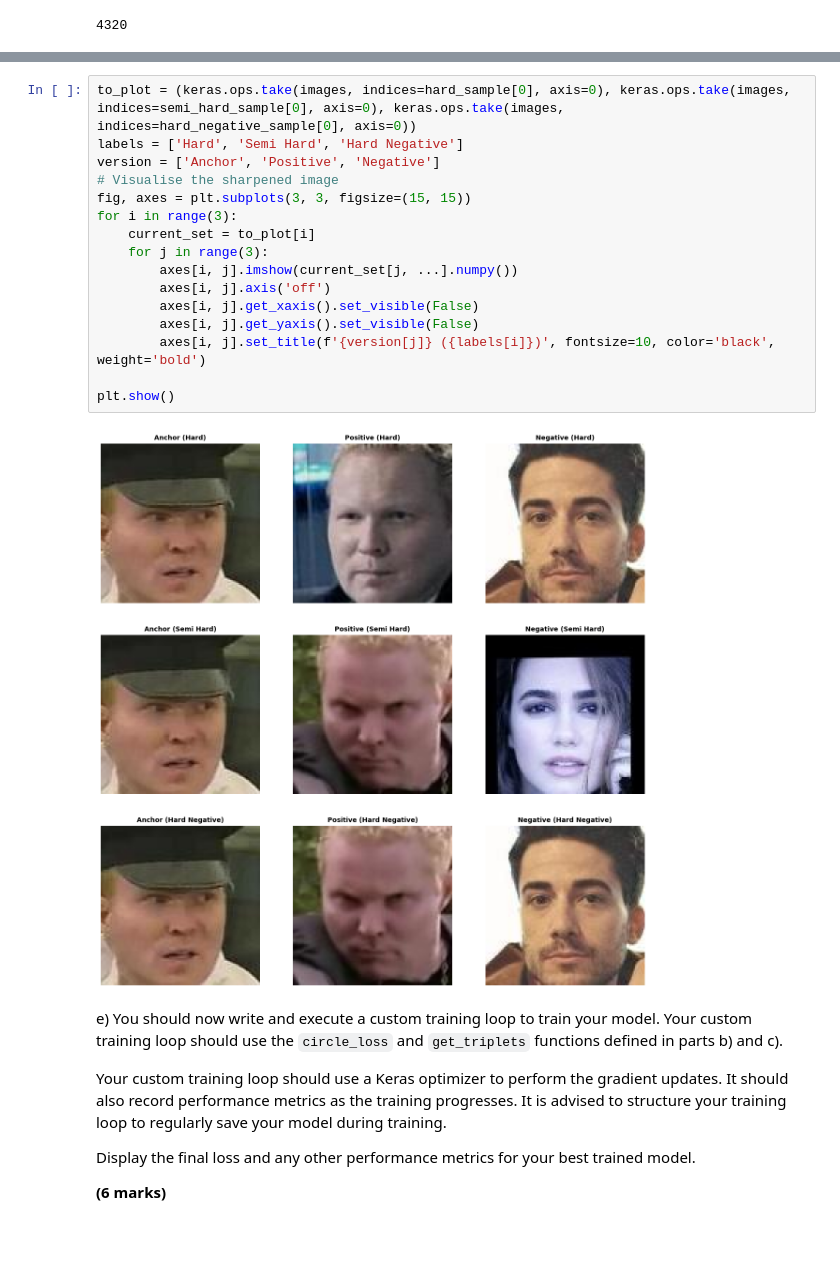
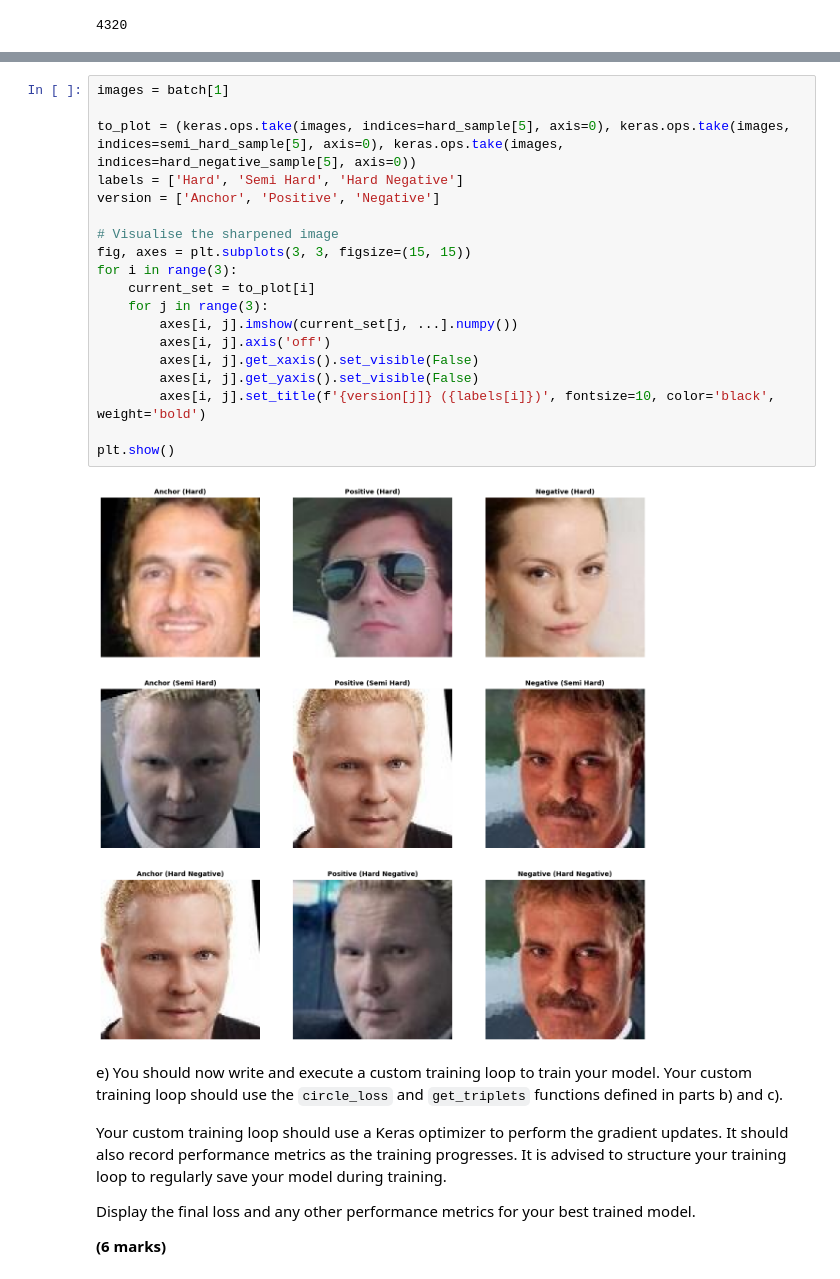
Before and after one commit to ariana-ch/cw1, a Jupyter notebook: CW1/assessment_backup.ipynb, the cells around one changed output, grey strips where cells are left out. Saved outputs shown, nothing was run; the diff lists cells and outputs as text; blank space fills up the shorter version.

```diff
--- a/CW1/assessment_backup.ipynb
+++ b/CW1/assessment_backup.ipynb
@@ -1393,22 +1392,25 @@ Semi-hard: 1176
 Hard-negative: 120
 # %%
-to_plot = (keras.ops.take(images, indices=hard_sample[0], axis=0), keras.ops.take(images, indices=semi_hard_sample[0], axis=0), keras.ops.take(images, indices=hard_negative_sample[0], axis=0))
+images = batch[1]
+
+to_plot = (keras.ops.take(images, indices=hard_sample[5], axis=0), keras.ops.take(images, indices=semi_hard_sample[5], axis=0), keras.ops.take(images, indices=hard_negative_sample[5], axis=0))
 labels = ['Hard', 'Semi Hard', 'Hard Negative']
 version = ['Anchor', 'Positive', 'Negative']
+
 # Visualise the sharpened image
 fig, axes = plt.subplots(3, 3, figsize=(15, 15))
 for i in range(3):
     current_set = to_plot[i]
     for j in range(3):
         axes[i, j].imshow(current_set[j, ...].numpy())
         axes[i, j].axis('off')
         axes[i, j].get_xaxis().set_visible(False)
         axes[i, j].get_yaxis().set_visible(False)
         axes[i, j].set_title(f'{version[j]} ({labels[i]})', fontsize=10, color='black', weight='bold')
 
 plt.show()
 # %% [output]
-[figure, old version]
+[figure, new version]
 # %% [markdown]
 e) You should now write and execute a custom training loop to train your model. Your custom training loop should use the `circle_loss` and `get_triplets` functions defined in parts b) and c).
 
```
Also changed, not shown: parts of 15 cells of this notebook.
